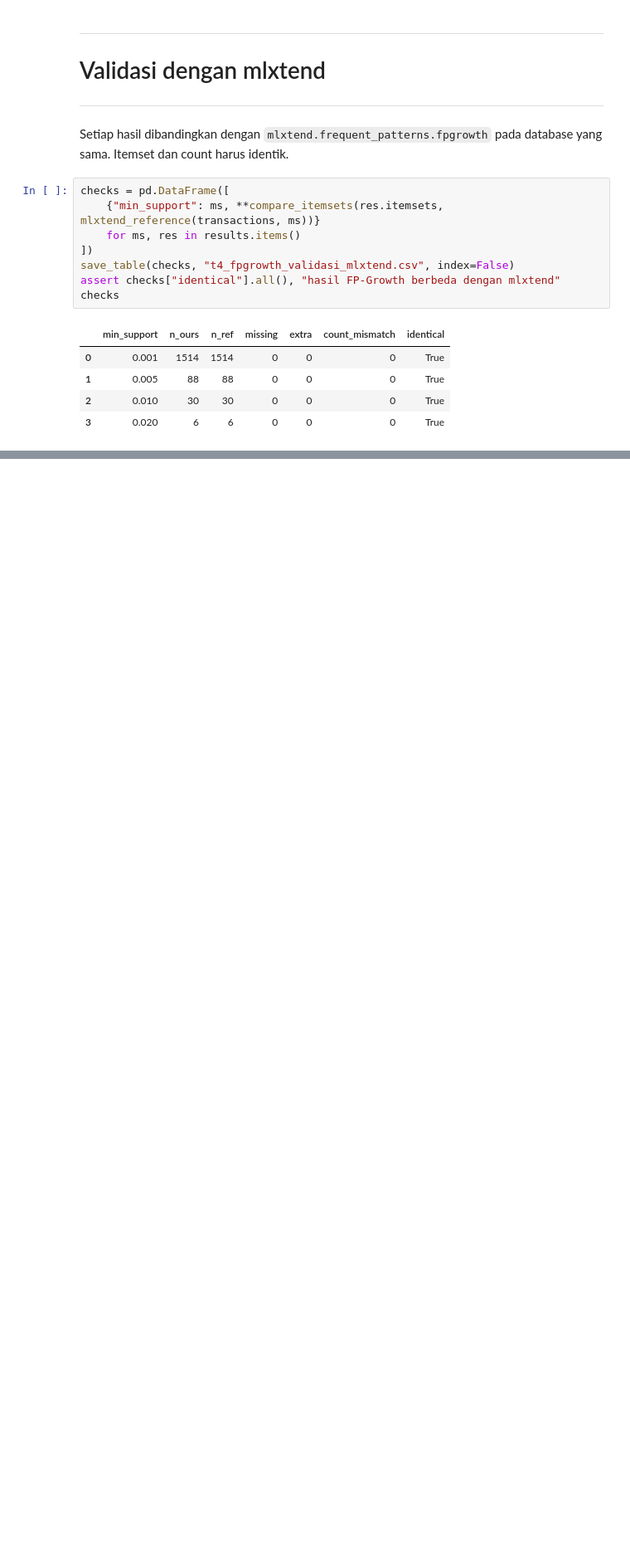
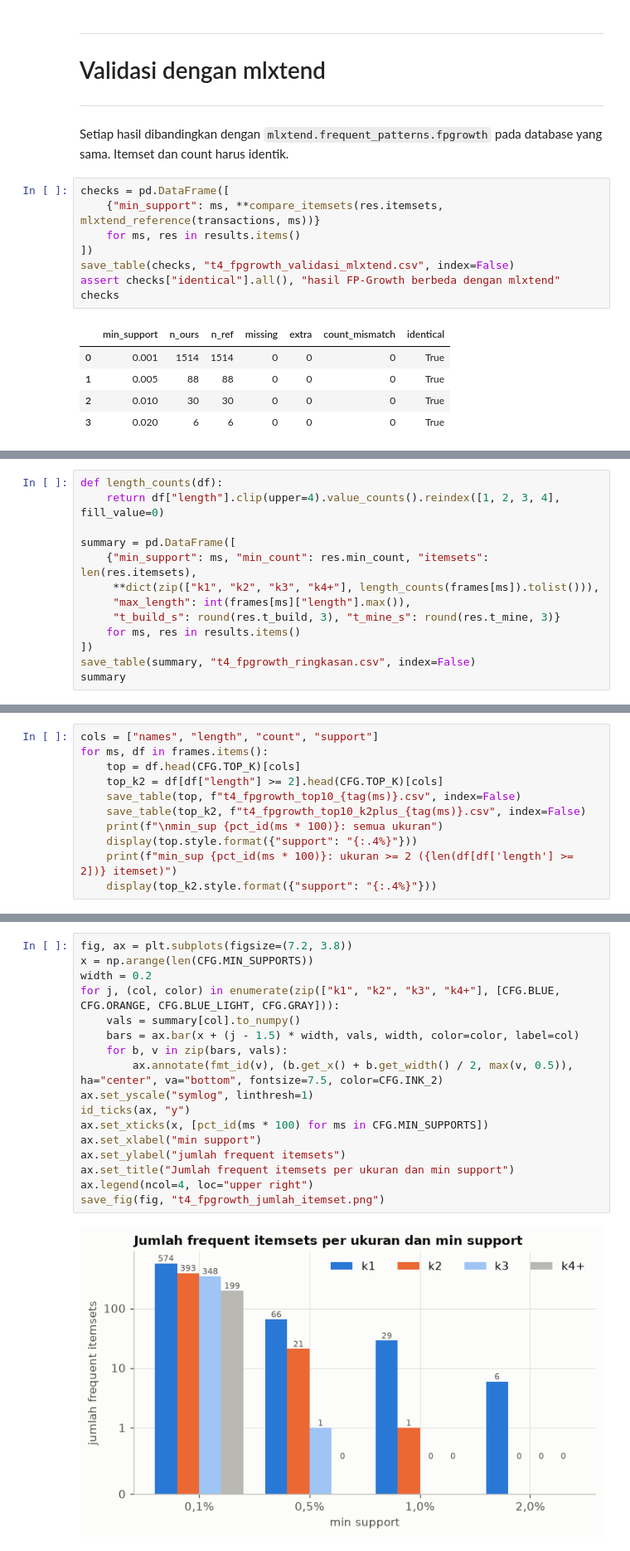
Before and after one commit to mahesa005/conference-pattern-mining-dblp, a Jupyter notebook: notebooks/04_fpgrowth.ipynb, the cells around one changed output, grey strips where cells are left out. Shown at 83% size. Drawn from its saved outputs; the diff is of its cells as text; blank space fills up the shorter version.

Commit message:
feat(fpgrowth): analisis itemset per ukuran, top 10, dan kombinasi teratas

```diff
--- a/notebooks/04_fpgrowth.ipynb
+++ b/notebooks/04_fpgrowth.ipynb
@@ -310,0 +321,13 @@ checks
+# %%
+def length_counts(df):
+    return df["length"].clip(upper=4).value_counts().reindex([1, 2, 3, 4], fill_value=0)
+
+summary = pd.DataFrame([
+    {"min_support": ms, "min_count": res.min_count, "itemsets": len(res.itemsets),
+     **dict(zip(["k1", "k2", "k3", "k4+"], length_counts(frames[ms]).tolist())),
+     "max_length": int(frames[ms]["length"].max()),
+     "t_build_s": round(res.t_build, 3), "t_mine_s": round(res.t_mine, 3)}
+    for ms, res in results.items()
+])
+save_table(summary, "t4_fpgrowth_ringkasan.csv", index=False)
+summary
@@ -310,0 +344,11 @@ checks
+# %%
+cols = ["names", "length", "count", "support"]
+for ms, df in frames.items():
+    top = df.head(CFG.TOP_K)[cols]
+    top_k2 = df[df["length"] >= 2].head(CFG.TOP_K)[cols]
+    save_table(top, f"t4_fpgrowth_top10_{tag(ms)}.csv", index=False)
+    save_table(top_k2, f"t4_fpgrowth_top10_k2plus_{tag(ms)}.csv", index=False)
+    print(f"\nmin_sup {pct_id(ms * 100)}: semua ukuran")
+    display(top.style.format({"support": "{:.4%}"}))
+    print(f"min_sup {pct_id(ms * 100)}: ukuran >= 2 ({len(df[df['length'] >= 2])} itemset)")
+    display(top_k2.style.format({"support": "{:.4%}"}))
@@ -310,0 +424,19 @@ checks
+# %%
+fig, ax = plt.subplots(figsize=(7.2, 3.8))
+x = np.arange(len(CFG.MIN_SUPPORTS))
+width = 0.2
+for j, (col, color) in enumerate(zip(["k1", "k2", "k3", "k4+"], [CFG.BLUE, CFG.ORANGE, CFG.BLUE_LIGHT, CFG.GRAY])):
+    vals = summary[col].to_numpy()
+    bars = ax.bar(x + (j - 1.5) * width, vals, width, color=color, label=col)
+    for b, v in zip(bars, vals):
+        ax.annotate(fmt_id(v), (b.get_x() + b.get_width() / 2, max(v, 0.5)), ha="center", va="bottom", fontsize=7.5, color=CFG.INK_2)
+ax.set_yscale("symlog", linthresh=1)
+id_ticks(ax, "y")
+ax.set_xticks(x, [pct_id(ms * 100) for ms in CFG.MIN_SUPPORTS])
+ax.set_xlabel("min support")
+ax.set_ylabel("jumlah frequent itemsets")
+ax.set_title("Jumlah frequent itemsets per ukuran dan min support")
+ax.legend(ncol=4, loc="upper right")
+save_fig(fig, "t4_fpgrowth_jumlah_itemset.png")
+# %% [output]
+[figure, added]
```
Also changed, not shown: parts of 9 cells of this notebook, 1 other file.
